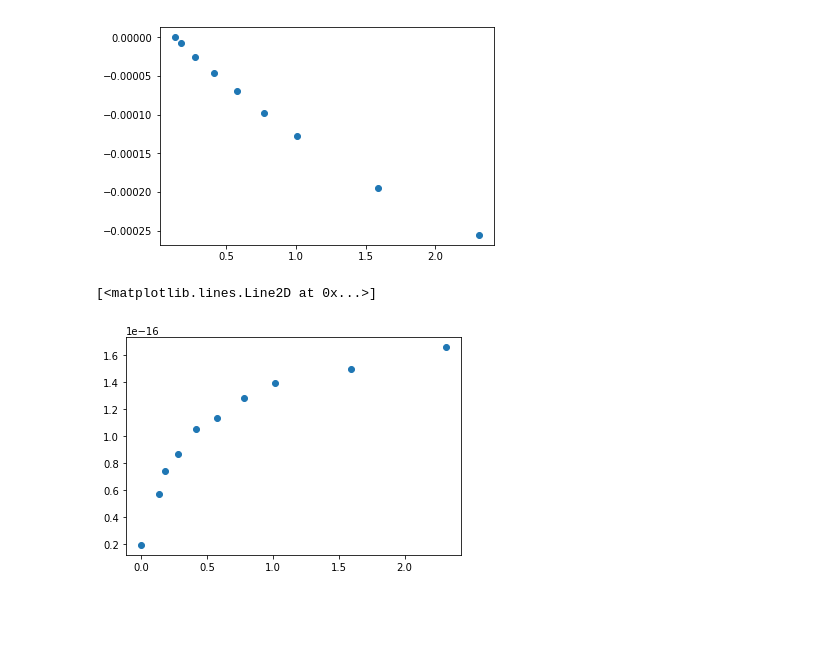
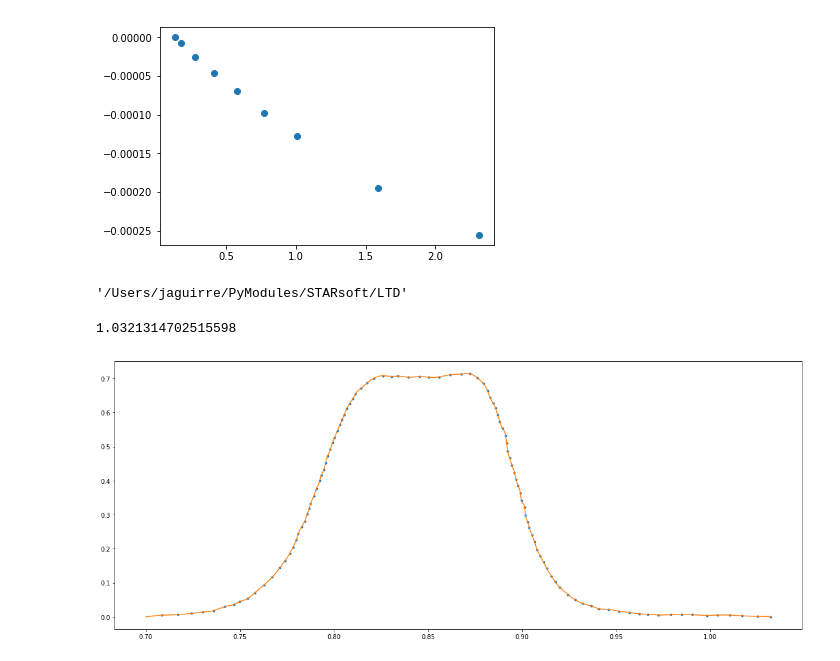
Before and after one commit to jaguirre/STARsoft, a Jupyter notebook: LTD/Replicate_LTD.ipynb, the cells around one changed output. Saved outputs shown, nothing was run; the diff lists cells and outputs as text; code cells hidden in the pictures; blank space fills up the shorter version.

Commit message:
Get the bandpass filter interpolation

```diff
--- a/LTD/Replicate_LTD.ipynb
+++ b/LTD/Replicate_LTD.ipynb
@@ -29,8 +57,25 @@ plt.plot(P_inc_f5,x_f5,'o')
 [figure]
 # %%
 P_inc_f5, Sxx_f5 = np.loadtxt('LTDData_Sxx_vs_Pinc.txt',unpack=True,comments=';')
-# %%
-plt.plot(P_inc_f5,Sxx_f5,'o')
-# %% [output]
-[<matplotlib.lines.Line2D at 0x...>]
-[figure, removed]
+# %%
+pwd
+# %% [output]
+'/Users/jaguirre/PyModules/STARsoft/LTD'
+# %%
+icm_filt, trans_filt = np.loadtxt('../TestSetup/BandpassFilter.txt',unpack=True,delimiter=',')
+indx = np.argsort(icm_filt)
+freq_filt = (icm_filt[indx]*u.k).to(u.THz,equivalencies=u.spectral())
+trans_filt = trans_filt[indx]
+from scipy.interpolate import CubicSpline
+filt = CubicSpline(freq_filt.value,trans_filt)
+freq_filt.value.max()
+# %% [output]
+1.0321314702515598
+# %%
+plt.figure(figsize=(20,8))
+plt.plot(freq_filt, trans_filt,'.')
+freq_fine = np.linspace(0.7,freq_filt.value.max(),num=10000)
+plt.plot(freq_fine,filt(freq_fine))
+plt.show()
+# %% [output]
+[figure, added]
```
Also changed, not shown: parts of 4 cells of this notebook.
